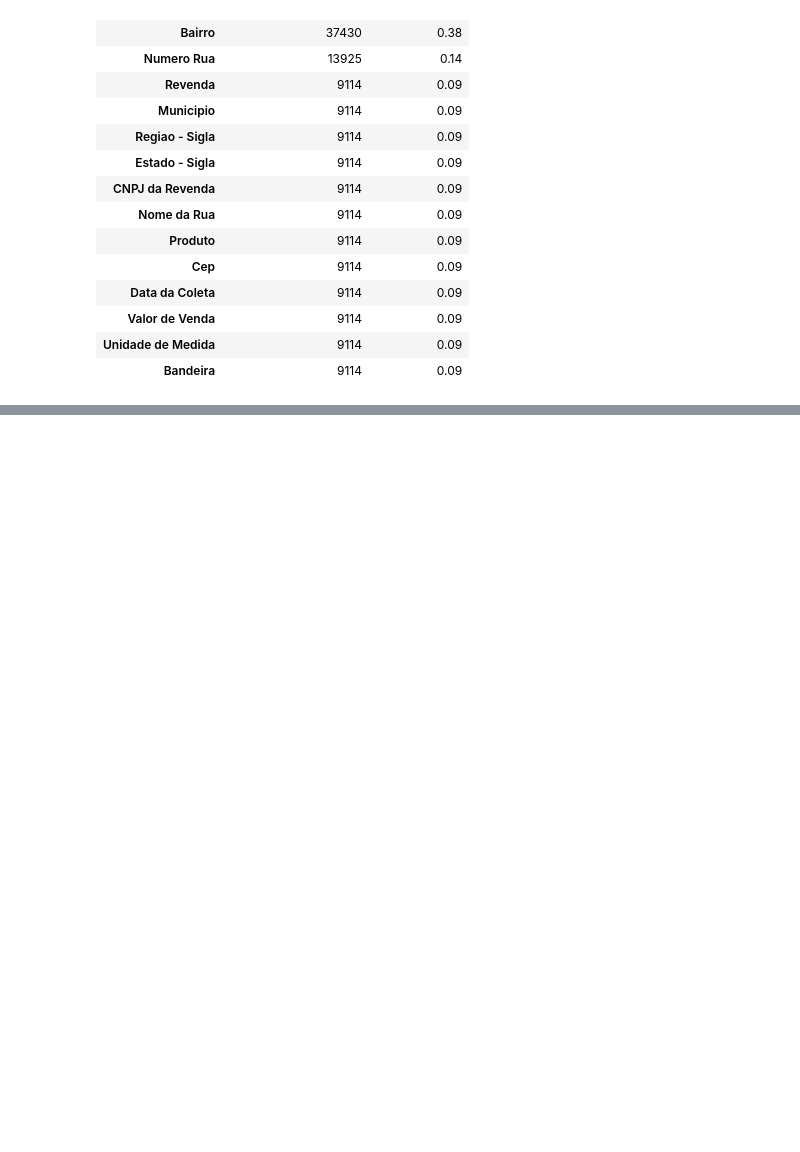
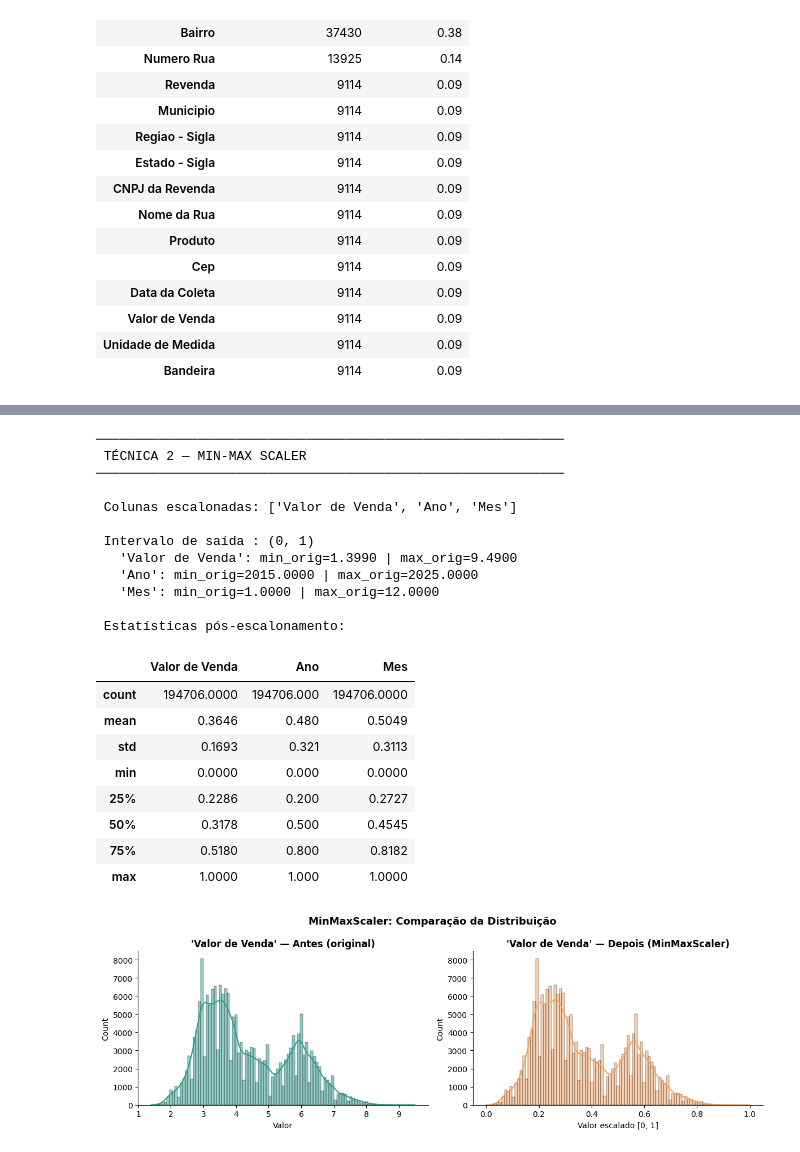
Before and after one commit to LucasCabra7/precos-combustiveis-brasil-2015-2025, a Jupyter notebook: Grupo_4_Análise_Exploratória_e_Modelagem_Preditiva_dos_Preços_de_Combustíveis_no_Brasil_(2015–2025).ipynb, the cells around one changed output, grey strips where cells are left out. Drawn from its saved outputs; the diff is of its cells as text; code cells hidden in the pictures; blank space fills up the shorter version.

```diff
--- a/Grupo_4_Análise_Exploratória_e_Modelagem_Preditiva_dos_Preços_de_Combustíveis_no_Brasil_(2015–2025).ipynb
+++ b/Grupo_4_Análise_Exploratória_e_Modelagem_Preditiva_dos_Preços_de_Combustíveis_no_Brasil_(2015–2025).ipynb
@@ -2199,0 +2683,80 @@ Essas análises são fundamentais para orientar as próximas etapas do projeto,
+# %%
+
+class AplicadorMinMaxScaler:
+    """
+    Técnica 2 de normalização: MinMaxScaler.
+    Escala os dados para [0, 1] — indicado para KNN e redes neurais.
+    """
+
+    def __init__(self, colunas: list, feature_range: tuple = (0, 1)):
+        self.colunas = colunas
+        self.scaler = MinMaxScaler(feature_range=feature_range)
+        self.df_escalado_: pd.DataFrame = None
+
+    def fit_transform(self, df: pd.DataFrame) -> pd.DataFrame:
+        df_resultado = df.copy()
+
+        colunas_validas = [c for c in self.colunas if c in df_resultado.columns]
+        valores_escalonados = self.scaler.fit_transform(df_resultado[colunas_validas])
+        df_resultado[colunas_validas] = valores_escalonados
+        self.df_escalado_ = df_resultado
+
+        print("─" * 60)
+        print(" TÉCNICA 2 — MIN-MAX SCALER")
+        print("─" * 60)
+        print(f"\n Colunas escalonadas: {colunas_validas}")
+        print(f"\n Intervalo de saída : {self.scaler.feature_range}")
+        for i, col in enumerate(colunas_validas):
+            print(f"   '{col}': min_orig={self.scaler.data_min_[i]:.4f} | max_orig={self.scaler.data_max_[i]:.4f}")
+        print(f"\n Estatísticas pós-escalonamento:")
+        display(df_resultado[colunas_validas].describe().round(4))
+        return df_resultado
+
+    def plotar_comparacao(self, df_original: pd.DataFrame) -> None:
+        colunas_validas = [c for c in self.colunas if c in df_original.columns]
+        if not colunas_validas:
+            return
+
+        col = colunas_validas[0]
+        fig, axes = plt.subplots(1, 2, figsize=(12, 4))
+
+        sns.histplot(df_original[col].dropna(), ax=axes[0], kde=True, color='#2A9D8F')
+        axes[0].set_title(f"'{col}' — Antes (original)", fontweight='bold')
+        axes[0].set_xlabel('Valor')
+
+        sns.histplot(self.df_escalado_[col].dropna(), ax=axes[1], kde=True, color='#F4A261')
+        axes[1].set_title(f"'{col}' — Depois (MinMaxScaler)", fontweight='bold')
+        axes[1].set_xlabel('Valor escalado [0, 1]')
+
+        plt.suptitle("MinMaxScaler: Comparação da Distribuição", fontsize=13, fontweight='bold')
+        sns.despine()
+        plt.tight_layout()
+        plt.show()
+
+
+minmax = AplicadorMinMaxScaler(colunas=COLS_PARA_ESCALAR)
+df_minmax = minmax.fit_transform(df_encoded)
+minmax.plotar_comparacao(df_encoded)
+# %% [output]
+────────────────────────────────────────────────────────────
+ TÉCNICA 2 — MIN-MAX SCALER
+────────────────────────────────────────────────────────────
+
+ Colunas escalonadas: ['Valor de Venda', 'Ano', 'Mes']
+
+ Intervalo de saída : (0, 1)
+   'Valor de Venda': min_orig=1.3990 | max_orig=9.4900
+   'Ano': min_orig=2015.0000 | max_orig=2025.0000
+   'Mes': min_orig=1.0000 | max_orig=12.0000
+
+ Estatísticas pós-escalonamento:
+|  | Valor de Venda | Ano | Mes |
+| count | 194706.0000 | 194706.000 | 194706.0000 |
+| mean | 0.3646 | 0.480 | 0.5049 |
+| std | 0.1693 | 0.321 | 0.3113 |
+| min | 0.0000 | 0.000 | 0.0000 |
+| 25% | 0.2286 | 0.200 | 0.2727 |
+| 50% | 0.3178 | 0.500 | 0.4545 |
+| 75% | 0.5180 | 0.800 | 0.8182 |
+| max | 1.0000 | 1.000 | 1.0000 |
+[figure, added]
```
Also changed, not shown: parts of 40 cells of this notebook.
